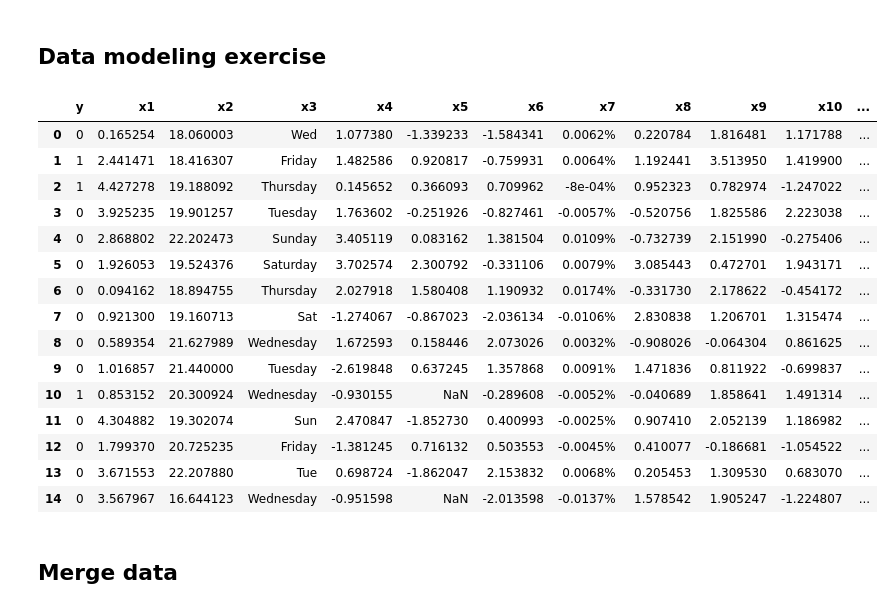
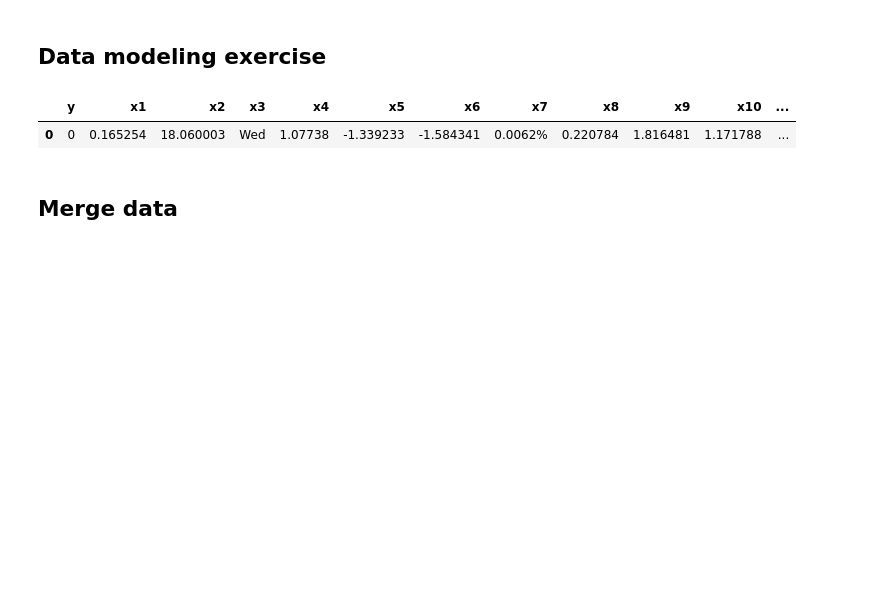
Before and after one commit to tamle2021/classification, a Jupyter notebook: sf.ipynb, the cells around one changed output. Saved outputs shown, nothing was run; the diff lists cells and outputs as text; code cells hidden in the pictures; blank space fills up the shorter version.

```diff
--- a/sf.ipynb
+++ b/sf.ipynb
@@ -22,24 +22,10 @@ pd.set_option("display.max_rows",525)
 dfTrain = pd.read_csv("exercise_40_train.csv")
 dfTest = pd.read_csv("exercise_40_test.csv")
 # %%
-dfTrain.head(15)
+dfTrain.head(1)
 # %% [output]
 |  | y | x1 | x2 | x3 | x4 | x5 | x6 | x7 | x8 | x9 | x10 | ... |
-| 0 | 0 | 0.165254 | 18.060003 | Wed | 1.077380 | -1.339233 | -1.584341 | 0.0062% | 0.220784 | 1.816481 | 1.171788 | ... |
-| 1 | 1 | 2.441471 | 18.416307 | Friday | 1.482586 | 0.920817 | -0.759931 | 0.0064% | 1.192441 | 3.513950 | 1.419900 | ... |
-| 2 | 1 | 4.427278 | 19.188092 | Thursday | 0.145652 | 0.366093 | 0.709962 | -8e-04% | 0.952323 | 0.782974 | -1.247022 | ... |
-| 3 | 0 | 3.925235 | 19.901257 | Tuesday | 1.763602 | -0.251926 | -0.827461 | -0.0057% | -0.520756 | 1.825586 | 2.223038 | ... |
-| 4 | 0 | 2.868802 | 22.202473 | Sunday | 3.405119 | 0.083162 | 1.381504 | 0.0109% | -0.732739 | 2.151990 | -0.275406 | ... |
-| 5 | 0 | 1.926053 | 19.524376 | Saturday | 3.702574 | 2.300792 | -0.331106 | 0.0079% | 3.085443 | 0.472701 | 1.943171 | ... |
-| 6 | 0 | 0.094162 | 18.894755 | Thursday | 2.027918 | 1.580408 | 1.190932 | 0.0174% | -0.331730 | 2.178622 | -0.454172 | ... |
-| 7 | 0 | 0.921300 | 19.160713 | Sat | -1.274067 | -0.867023 | -2.036134 | -0.0106% | 2.830838 | 1.206701 | 1.315474 | ... |
-| 8 | 0 | 0.589354 | 21.627989 | Wednesday | 1.672593 | 0.158446 | 2.073026 | 0.0032% | -0.908026 | -0.064304 | 0.861625 | ... |
-| 9 | 0 | 1.016857 | 21.440000 | Tuesday | -2.619848 | 0.637245 | 1.357868 | 0.0091% | 1.471836 | 0.811922 | -0.699837 | ... |
-| 10 | 1 | 0.853152 | 20.300924 | Wednesday | -0.930155 | NaN | -0.289608 | -0.0052% | -0.040689 | 1.858641 | 1.491314 | ... |
-| 11 | 0 | 4.304882 | 19.302074 | Sun | 2.470847 | -1.852730 | 0.400993 | -0.0025% | 0.907410 | 2.052139 | 1.186982 | ... |
-| 12 | 0 | 1.799370 | 20.725235 | Friday | -1.381245 | 0.716132 | 0.503553 | -0.0045% | 0.410077 | -0.186681 | -1.054522 | ... |
-| 13 | 0 | 3.671553 | 22.207880 | Tue | 0.698724 | -1.862047 | 2.153832 | 0.0068% | 0.205453 | 1.309530 | 0.683070 | ... |
-| 14 | 0 | 3.567967 | 16.644123 | Wednesday | -0.951598 | NaN | -2.013598 | -0.0137% | 1.578542 | 1.905247 | -1.224807 | ... |
+| 0 | 0 | 0.165254 | 18.060003 | Wed | 1.07738 | -1.339233 | -1.584341 | 0.0062% | 0.220784 | 1.816481 | 1.171788 | ... |
 # %% [markdown]
 ## Merge data
 # %%
```
